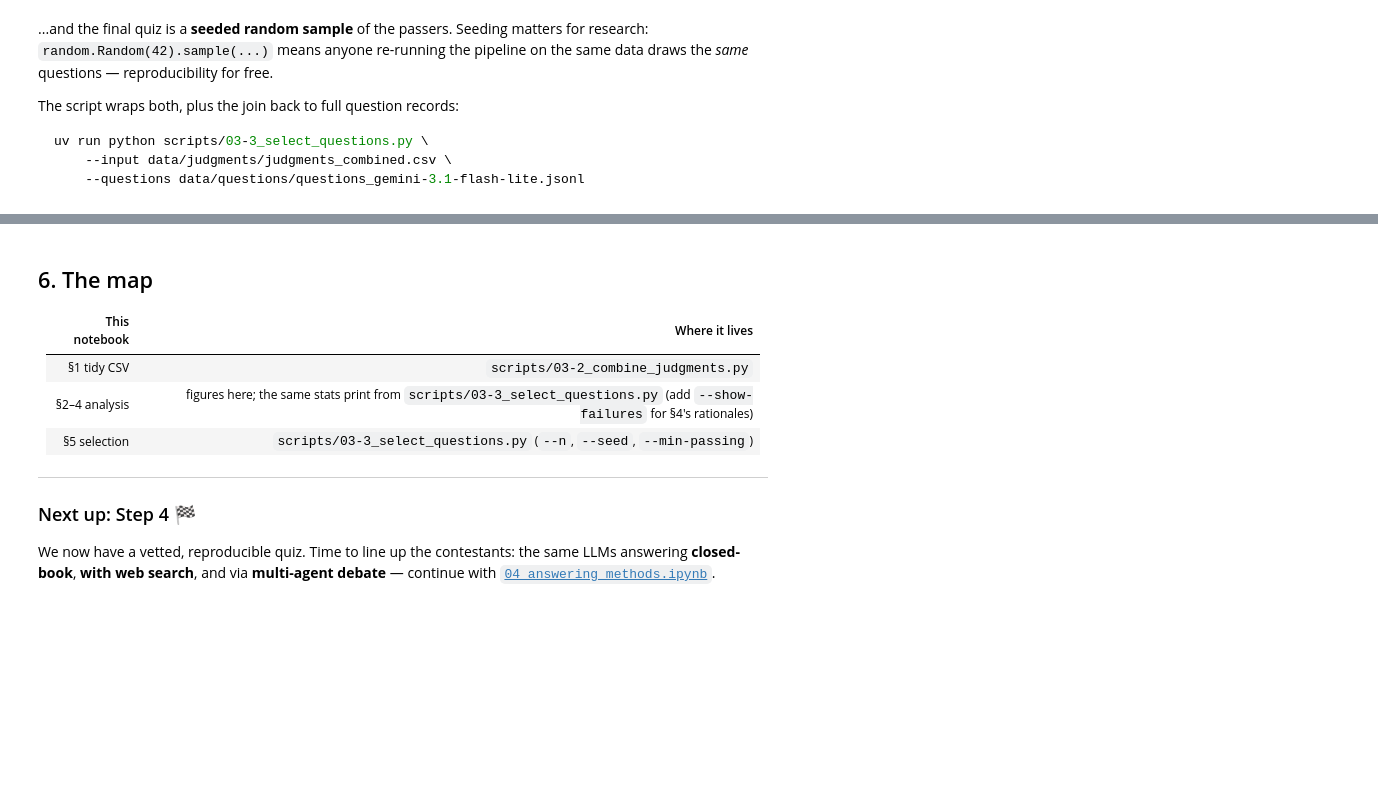
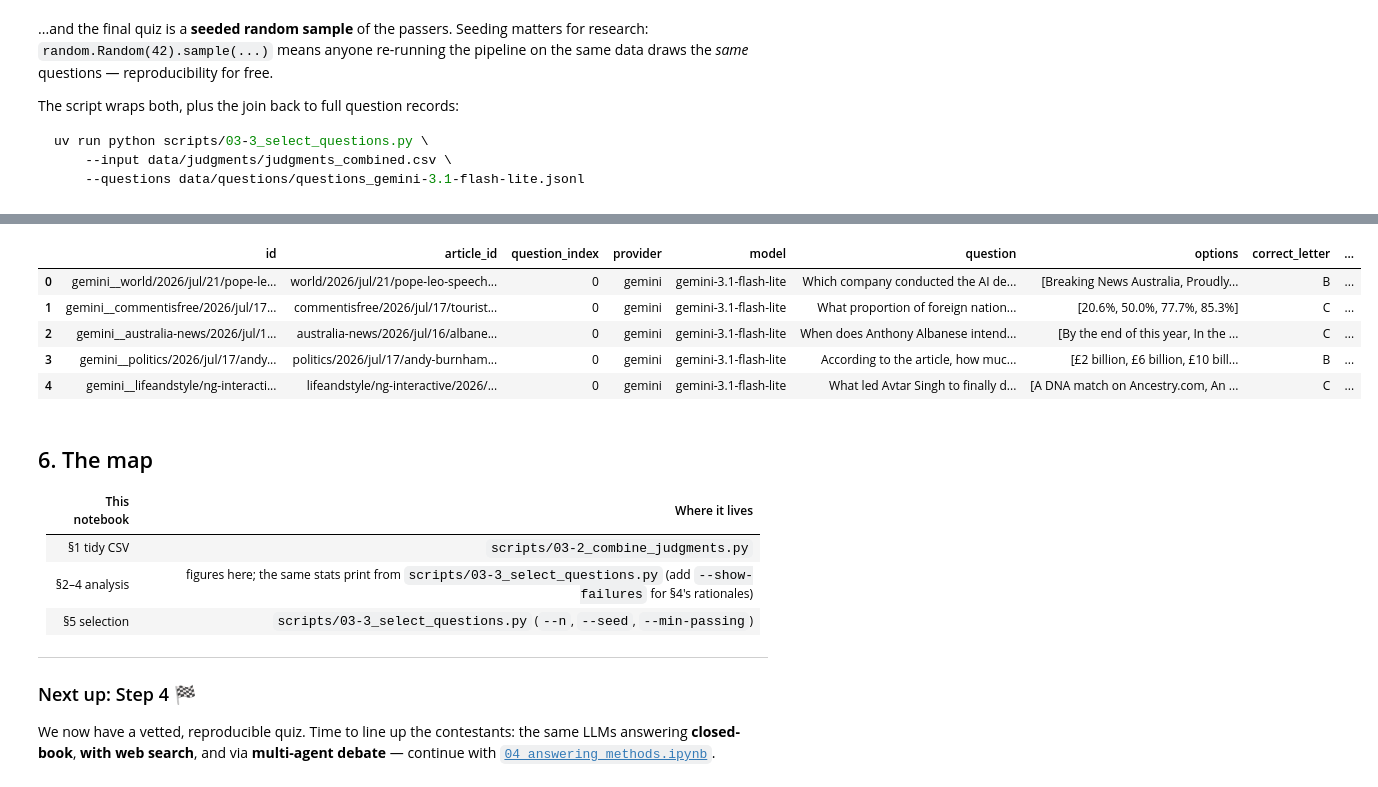
Before and after one commit to mr-devs/tutorial-auditing-the-info-environment, a Jupyter notebook: notebooks/analysis/03_judgment_analysis.ipynb, the cells around one changed output, grey strips where cells are left out. Saved outputs shown, nothing was run; the diff lists cells and outputs as text; code cells hidden in the pictures; blank space fills up the shorter version.

```diff
--- a/notebooks/analysis/03_judgment_analysis.ipynb
+++ b/notebooks/analysis/03_judgment_analysis.ipynb
@@ -201,5 +211,15 @@ What local target for net zero carbon emissions did Andy Burnham set while servi
 
 (passed 3 of 3 judges)
+# %%
+selected_df = pd.DataFrame(selected)
+selected_df.head()
+# %% [output]
+|  | id | article_id | question_index | provider | model | question | options | correct_letter | ... |
+| 0 | gemini__world/2026/jul/21/pope-le... | world/2026/jul/21/pope-leo-speech... | 0 | gemini | gemini-3.1-flash-lite | Which company conducted the AI de... | [Breaking News Australia, Proudly... | B | ... |
+| 1 | gemini__commentisfree/2026/jul/17... | commentisfree/2026/jul/17/tourist... | 0 | gemini | gemini-3.1-flash-lite | What proportion of foreign nation... | [20.6%, 50.0%, 77.7%, 85.3%] | C | ... |
+| 2 | gemini__australia-news/2026/jul/1... | australia-news/2026/jul/16/albane... | 0 | gemini | gemini-3.1-flash-lite | When does Anthony Albanese intend... | [By the end of this year, In the ... | C | ... |
+| 3 | gemini__politics/2026/jul/17/andy... | politics/2026/jul/17/andy-burnham... | 0 | gemini | gemini-3.1-flash-lite | According to the article, how muc... | [£2 billion, £6 billion, £10 bill... | B | ... |
+| 4 | gemini__lifeandstyle/ng-interacti... | lifeandstyle/ng-interactive/2026/... | 0 | gemini | gemini-3.1-flash-lite | What led Avtar Singh to finally d... | [A DNA match on Ancestry.com, An ... | C | ... |
 # %% [markdown]
 ## 6. The map
 
```
Also changed, not shown: parts of 7 cells of this notebook, 1 other file.
